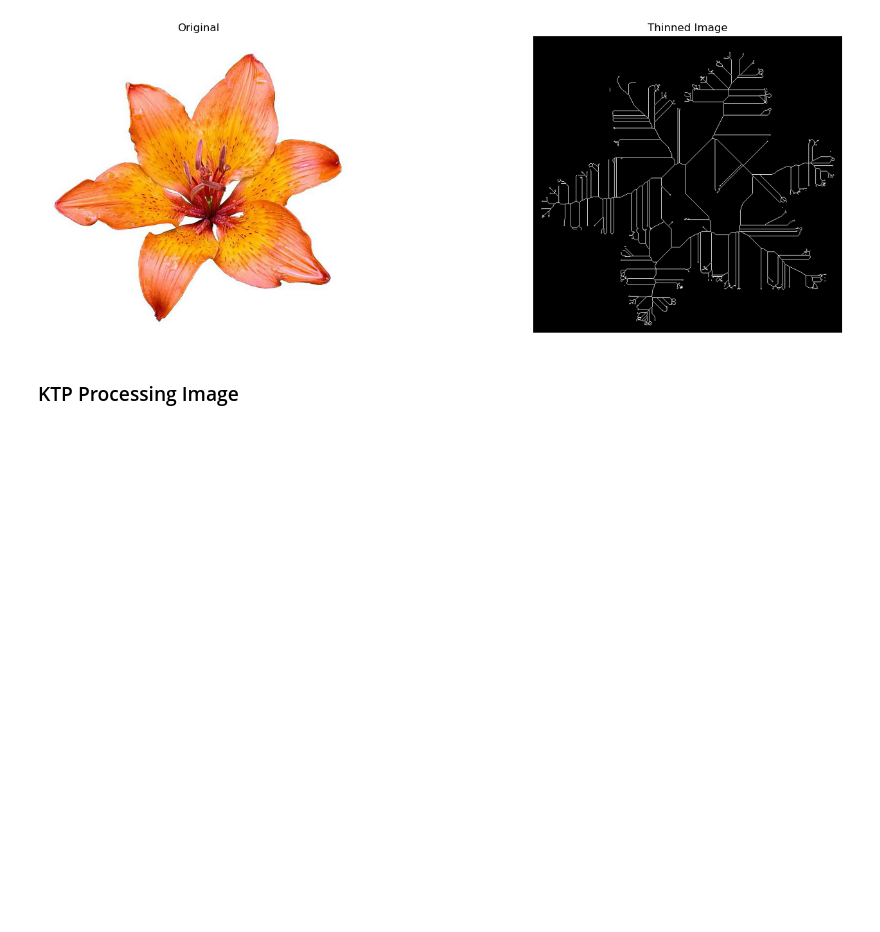
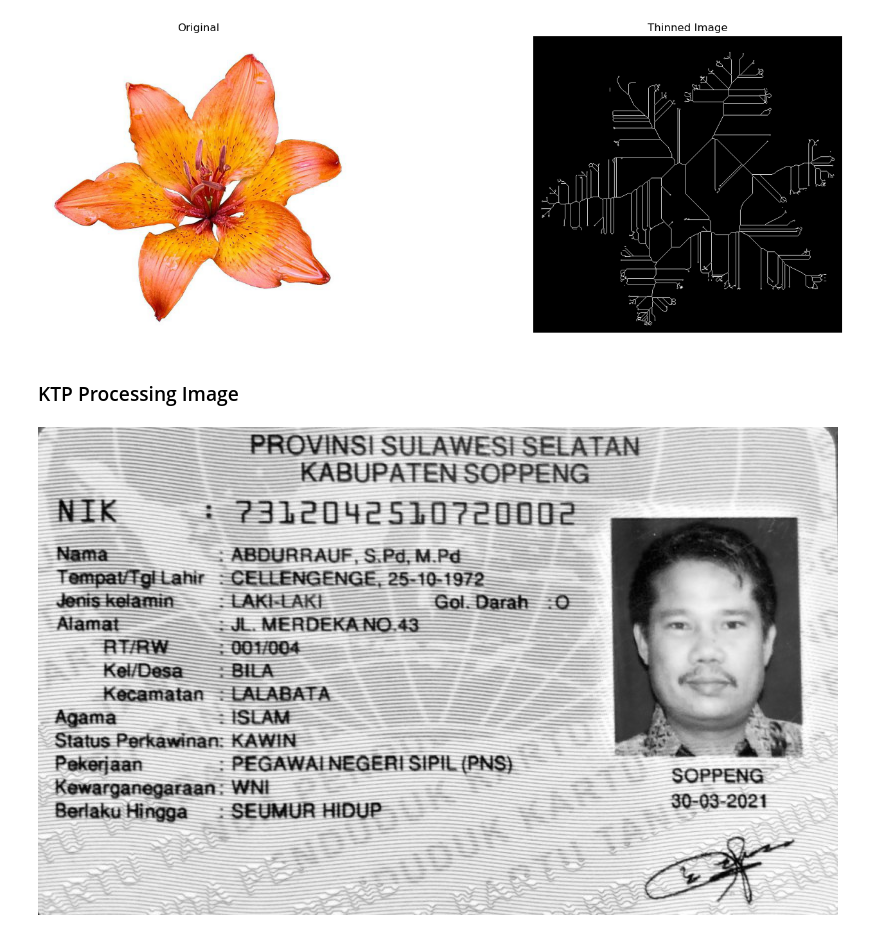
Before and after one commit to ilhamydn17/PCVK_Ganjil_2023, a Jupyter notebook: PCVK_Week_09.ipynb, the cells around one changed output. Drawn from its saved outputs; the diff is of its cells as text; code cells hidden in the pictures; blank space fills up the shorter version.

```diff
--- a/PCVK_Week_09.ipynb
+++ b/PCVK_Week_09.ipynb
@@ -555,3 +556,12 @@ ax2.imshow(thinned_image, cmap='gray')
 [figure]
 # %% [markdown]
 ### KTP Processing Image
+# %%
+# Load the image
+image = cv.imread('ktp.png')
+# %%
+# Convert the image to grayscale
+gray_image = cv.cvtColor(image, cv.COLOR_BGR2GRAY)
+show(gray_image)
+# %% [output]
+[figure, added]
```
Also changed, not shown: parts of 13 cells of this notebook.
